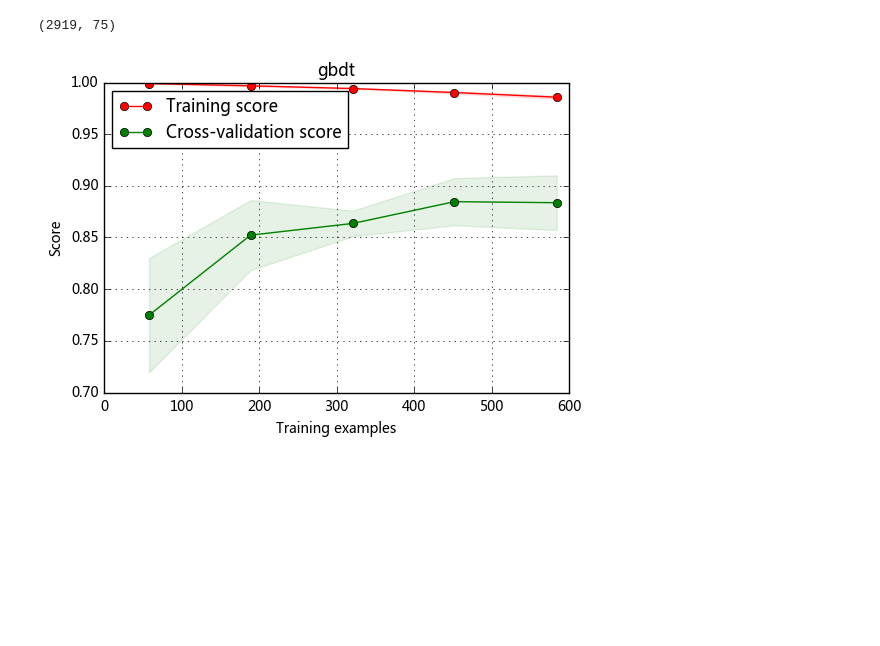
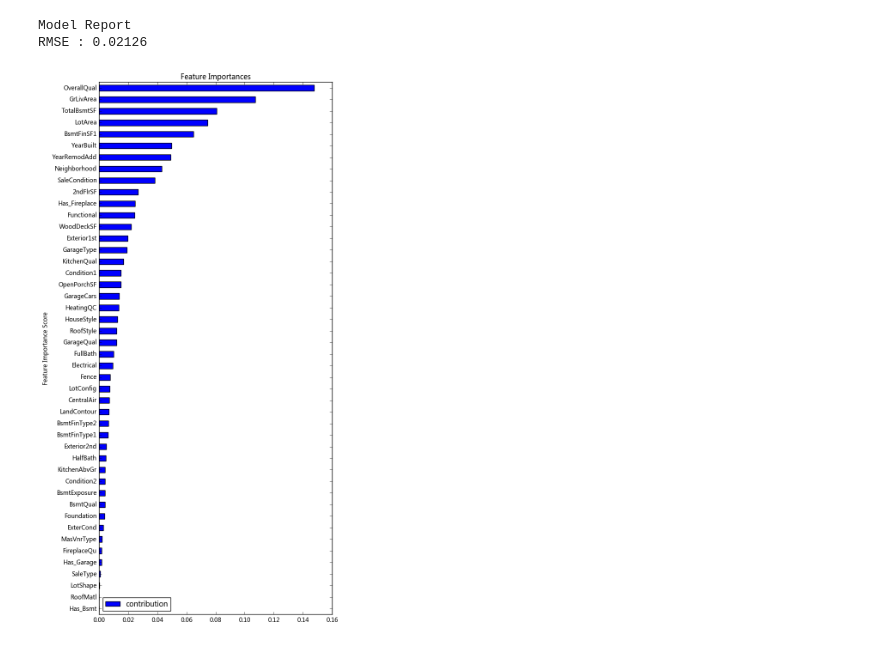
Before and after one commit to AstaTus/House_Prices_Advanced_Regression_Techniques, a Jupyter notebook: offline/XgboostModel.ipynb, the cells around one changed output. Saved outputs shown, nothing was run; the diff lists cells and outputs as text; code cells hidden in the pictures; blank space fills up the shorter version.

Commit message:
new model

```diff
--- a/offline/XgboostModel.ipynb
+++ b/offline/XgboostModel.ipynb
@@ -90,7 +102,3 @@ X_train_df = pd.read_csv("../data/offline/X_train.csv", index_col=0)
 y_train_df = pd.read_csv("../data/offline/y_train.csv", index_col=0)
 X_test_df = pd.read_csv("../data/offline/X_test.csv", index_col=0)
 combine_df = pd.concat([X_train_df, X_test_df])
-# %%
-combine_df.shape
-# %% [output]
-(2919, 75)
@@ -102,8 +105,34 @@ combine_df.shape
+# %%
+def modelfit(regressor, feature_names, X_train, y_train, X_test, y_test):
+    #Fit the algorithm on the data
+    regressor.fit(X_train, y_train)
+
+    #Predict training set:
+    y_predictions = regressor.predict(X_test)
+#     dtrain_predprob = alg.predict_proba(y_test)
+
+    #Print model report:
+    print("\nModel Report")
+    print("RMSE : %.4g" % metrics.mean_squared_error(y_test, y_predictions))
+    #print("AUC Score (Train): %f" % metrics.roc_auc_score(dtrain['Disbursed'], dtrain_predprob))
+
+    importance_df = pd.DataFrame(data=regressor.feature_importances_, index=feature_names)
+
+    importance_df = importance_df.rename(columns={0:'contribution'})
+    importance_df = importance_df.sort_values('contribution')
+
+    importance_df.plot(kind='barh', title='Feature Importances',figsize=(7, 16))
+    plt.ylabel('Feature Importance Score')
+    plt.show()
 # %%
 X_train, X_test, y_train, y_test = train_test_split(X_train_df.values, y_train_df['SalePrice'].values, test_size=0.5, random_state=1729)
 # %%
-gbdt_regressor = GradientBoostingRegressor(learning_rate=0.05, n_estimators=120,  min_samples_split=2, min_samples_leaf=2, max_depth=4)
-plot_learning_curve(gbdt_regressor, 'gbdt', X_train, y_train, cv=5)
-plt.show()
+gbdt_regressor = GradientBoostingRegressor(learning_rate=0.05, n_estimators=120,
+                                           min_samples_split=2, min_samples_leaf=2, max_depth=4)
+
+
+modelfit(gbdt_regressor, X_train_df.columns, X_train, y_train, X_test, y_test)
 # %% [output]
+Model Report
+RMSE : 0.02126
-[figure, old version]
+[figure, new version]
```
Also changed, not shown: parts of 23 cells of this notebook, 13 other files.
